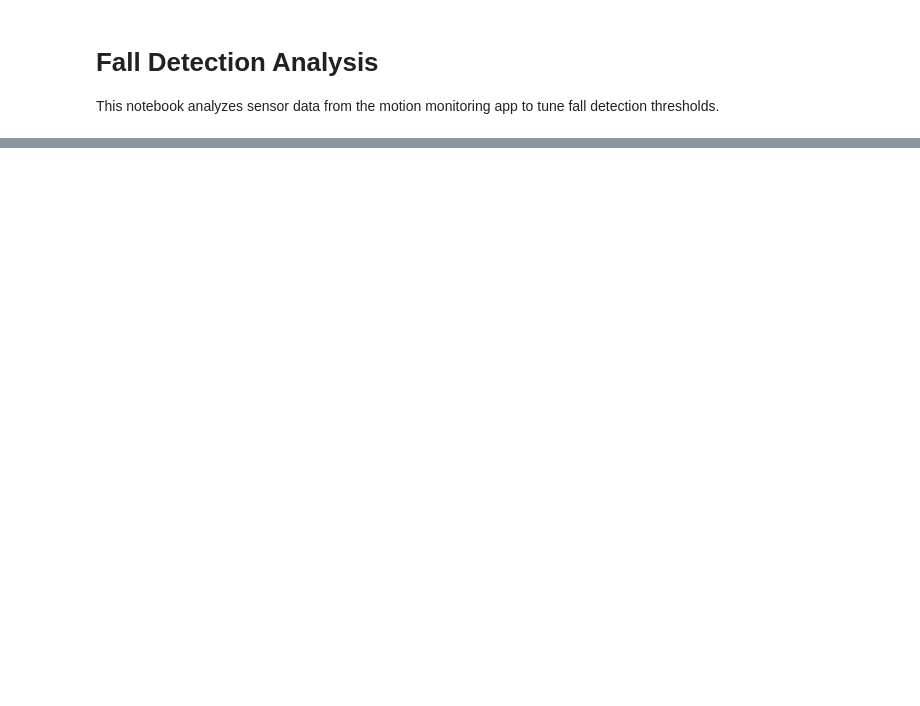
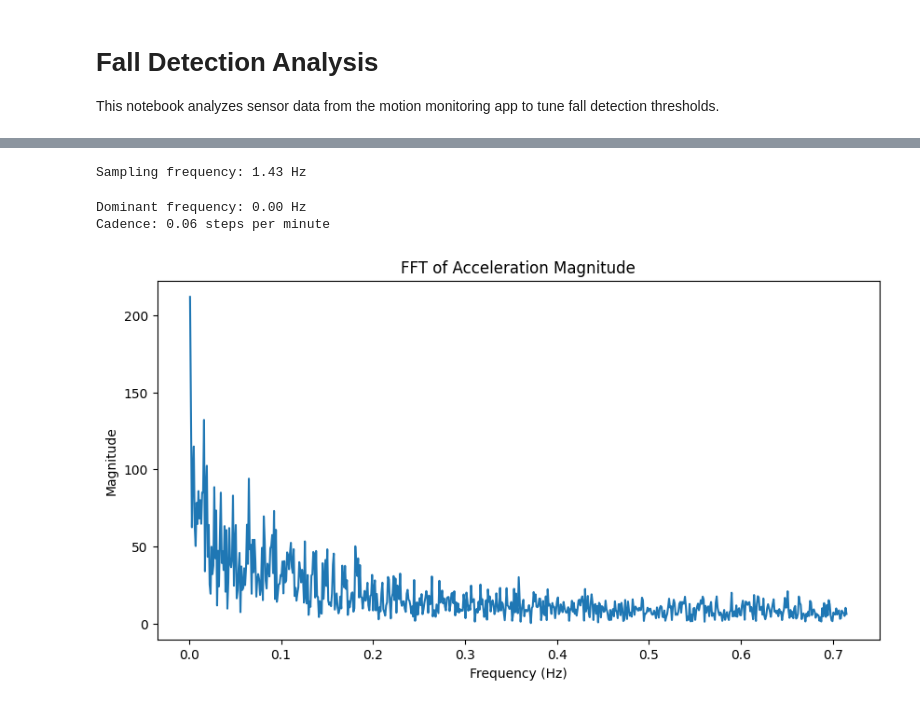
Before and after one commit to BBCnewslondon/Vesta, a Jupyter notebook: backend/fall_detection_analysis.ipynb, the cells around one changed output, grey strips where cells are left out. Saved outputs shown, nothing was run; the diff lists cells and outputs as text; code cells hidden in the pictures; blank space fills up the shorter version.

```diff
--- a/backend/fall_detection_analysis.ipynb
+++ b/backend/fall_detection_analysis.ipynb
@@ -21 +47,67 @@ df.dropna(inplace=True)
 df['acc_mag'] = (df['acc_x']**2 + df['acc_y']**2 + df['acc_z']**2)**0.5
+# %%
+# Calculate sampling rate
+# Ensure we have a proper timestamp column named 'server_timestamp_utc'.
+if 'server_timestamp_utc' not in df.columns:
+	# Try to infer a timestamp-like column by attempting conversion
+	inferred = None
+	for col in df.columns:
+		try:
+			# try converting the column to datetimes (raise on failure)
+			pd.to_datetime(df[col], errors='raise')
+			inferred = col
+			break
+		except Exception:
+			continue
+	if inferred is None:
+		raise KeyError("Could not find 'server_timestamp_utc' column and unable to infer it from existing columns.")
+	# rename the inferred column
+	df = df.rename(columns={inferred: 'server_timestamp_utc'})
+
+# Convert to datetime (coerce invalids to NaT), sort and drop invalid timestamps
+df['server_timestamp_utc'] = pd.to_datetime(df['server_timestamp_utc'], errors='coerce')
+df = df.sort_values('server_timestamp_utc')
+df = df.dropna(subset=['server_timestamp_utc'])
+
+# Need at least two timestamps to compute sampling rate
+if len(df) < 2:
+	raise ValueError("Not enough timestamped rows to compute sampling rate.")
+
+dt = df['server_timestamp_utc'].diff().dt.total_seconds().dropna().mean()
+if dt <= 0 or np.isnan(dt):
+	raise ValueError(f"Computed an invalid mean dt: {dt}")
+
+fs = 1 / dt  # Sampling frequency in Hz
+print(f"Sampling frequency: {fs:.2f} Hz")
+# %% [output]
+Sampling frequency: 1.43 Hz
+# %%
+# Perform FFT on acc_mag
+acc_mag = df['acc_mag'].values
+N = len(acc_mag)
+yf = fft(acc_mag)
+xf = fftfreq(N, 1/fs)
+
+# Get positive frequencies
+positive_freqs = xf[xf > 0]
+magnitudes = np.abs(yf[xf > 0])
+
+# Find dominant frequency
+dominant_idx = np.argmax(magnitudes)
+dominant_freq = positive_freqs[dominant_idx]
+cadence = dominant_freq * 60  # Steps per minute
+
+print(f"Dominant frequency: {dominant_freq:.2f} Hz")
+print(f"Cadence: {cadence:.2f} steps per minute")
+
+# Plot FFT
+plt.figure(figsize=(10,5))
+plt.plot(positive_freqs, magnitudes)
+plt.title('FFT of Acceleration Magnitude')
+plt.xlabel('Frequency (Hz)')
+plt.ylabel('Magnitude')
+plt.show()
+# %% [output]
+Dominant frequency: 0.00 Hz
+Cadence: 0.06 steps per minute
+[figure, added]
```
Also changed, not shown: parts of 8 cells of this notebook.
